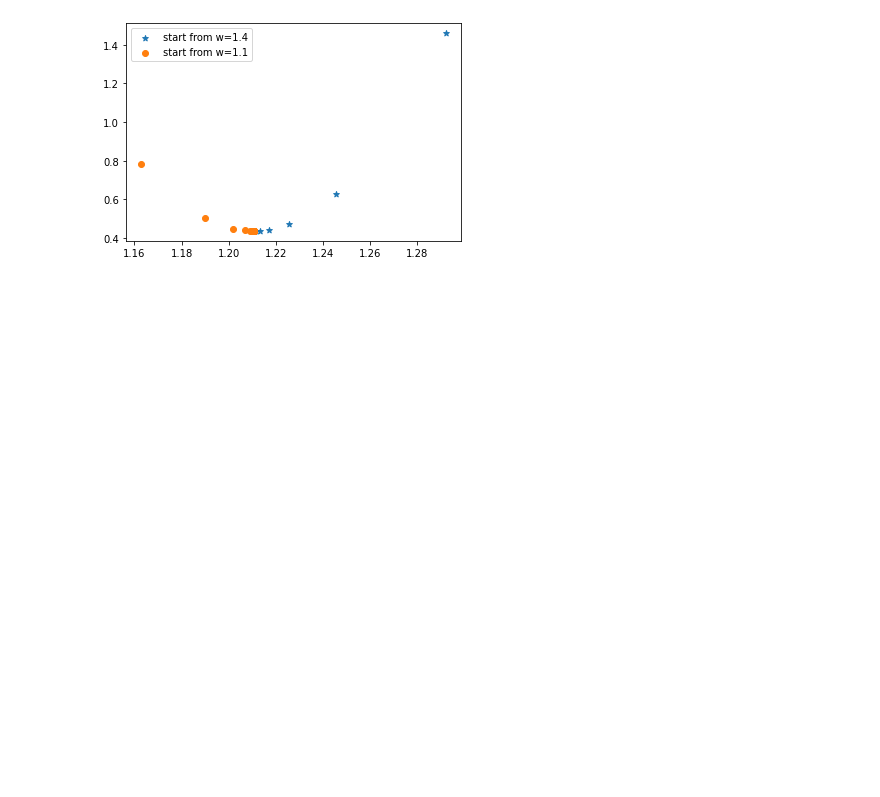
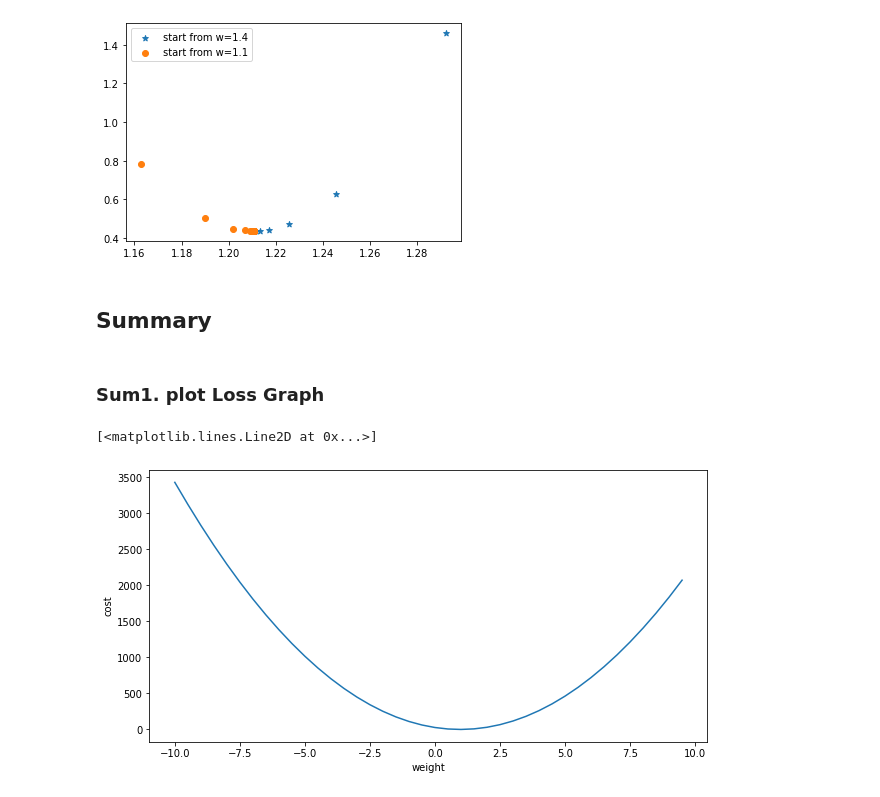
Before and after one commit to Steve-YJ/Exp-Standalone-DeepLearning, a Jupyter notebook: Code_Lec1_Linear_Regression.ipynb, the cells around one changed output. Cells and saved outputs as stored; diff of their text form; code cells hidden in the pictures; blank space fills up the shorter version.

```diff
--- a/Code_Lec1_Linear_Regression.ipynb
+++ b/Code_Lec1_Linear_Regression.ipynb
@@ -291,3 +305,43 @@ plt.legend()
 1.2105263157894737 0.43684210526315803 1.2105263157894737 0.43684210526315803
 <matplotlib.legend.Legend at 0x...>
 [figure]
+# %% [markdown]
+## Summary
+# %% [markdown]
+### Sum1. plot Loss Graph
+# %%
+X = [i for i in range(10)]
+Y = [1, 1, 2, 3, 4, 5, 6, 7, 7, 9]
+# %%
+# Define Hypothesis
+class H:
+    def __init__(self, w):
+        self.w = w
+
+    def forward(self, X):
+        return self.w * X
+
+# Define Cost Function
+def cost(h, X, Y):
+    cost = 0  # initialize
+    return sum([(h.forward(X[i]) - Y[i]) ** 2 for i in range(len(X))]) / len(X)
+
+list_w = []
+list_c = []
+
+for i in range(-20, 20):
+    w = i*0.5
+    h = H(w)
+    c = cost(h, X, Y)
+    list_w.append(w)
+    list_c.append(c)
+
+# plot
+plt.figure(figsize=(10, 5))
+plt.xlabel('weight')
+plt.ylabel('cost')
+# plt.scatter(list_w, list_c)
+plt.plot(list_w, list_c)
+# %% [output]
+[<matplotlib.lines.Line2D at 0x...>]
+[figure, added]
```
Also changed, not shown: parts of 11 cells of this notebook.
